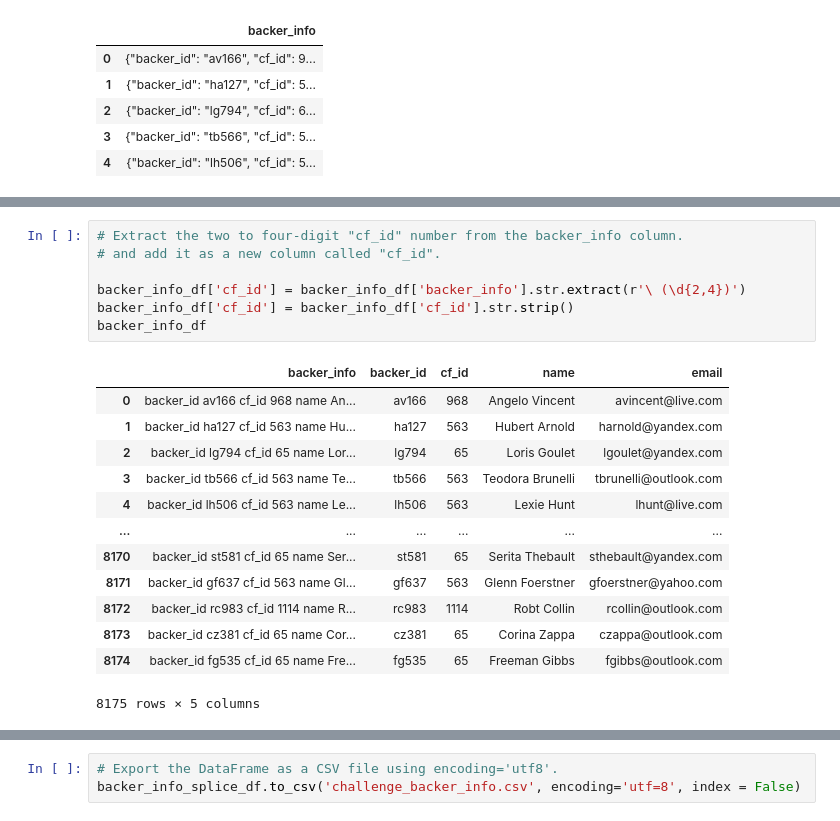
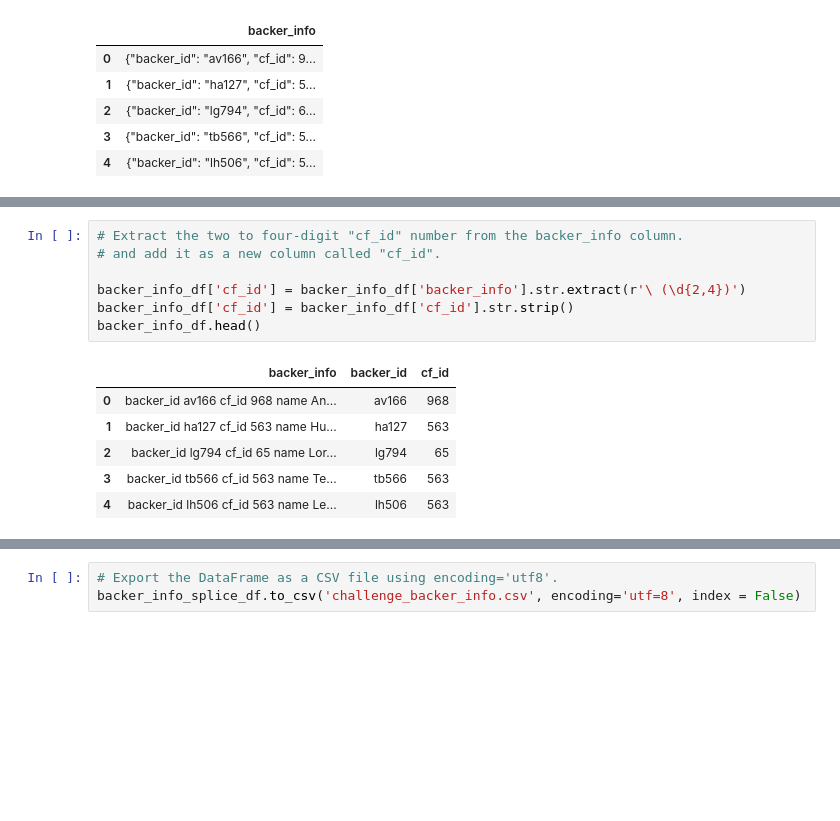
Before and after one commit to jennymvo/Crowdfunding-ETL, a Jupyter notebook: Extract-Transform_final_code.ipynb, the cells around one changed output, grey strips where cells are left out. Saved outputs shown, nothing was run; the diff lists cells and outputs as text; blank space fills up the shorter version.

```diff
--- a/Extract-Transform_final_code.ipynb
+++ b/Extract-Transform_final_code.ipynb
@@ -109,24 +109,17 @@ backer_info_df.head()
 # %%
 # Extract the two to four-digit "cf_id" number from the backer_info column.
 # and add it as a new column called "cf_id".
 
 backer_info_df['cf_id'] = backer_info_df['backer_info'].str.extract(r'\ (\d{2,4})')
 backer_info_df['cf_id'] = backer_info_df['cf_id'].str.strip()
-backer_info_df
+backer_info_df.head()
 # %% [output]
-|  | backer_info | backer_id | cf_id | name | email |
-| 0 | backer_id av166 cf_id 968 name An... | av166 | 968 | Angelo Vincent | avincent@live.com |
-| 1 | backer_id ha127 cf_id 563 name Hu... | ha127 | 563 | Hubert Arnold | harnold@yandex.com |
-| 2 | backer_id lg794 cf_id 65 name Lor... | lg794 | 65 | Loris Goulet | lgoulet@yandex.com |
-| 3 | backer_id tb566 cf_id 563 name Te... | tb566 | 563 | Teodora Brunelli | tbrunelli@outlook.com |
-| 4 | backer_id lh506 cf_id 563 name Le... | lh506 | 563 | Lexie Hunt | lhunt@live.com |
-| ... | ... | ... | ... | ... | ... |
-| 8170 | backer_id st581 cf_id 65 name Ser... | st581 | 65 | Serita Thebault | sthebault@yandex.com |
-| 8171 | backer_id gf637 cf_id 563 name Gl... | gf637 | 563 | Glenn Foerstner | gfoerstner@yahoo.com |
-| 8172 | backer_id rc983 cf_id 1114 name R... | rc983 | 1114 | Robt Collin | rcollin@outlook.com |
-| 8173 | backer_id cz381 cf_id 65 name Cor... | cz381 | 65 | Corina Zappa | czappa@outlook.com |
-| 8174 | backer_id fg535 cf_id 65 name Fre... | fg535 | 65 | Freeman Gibbs | fgibbs@outlook.com |
+|  | backer_info | backer_id | cf_id |
+| 0 | backer_id av166 cf_id 968 name An... | av166 | 968 |
+| 1 | backer_id ha127 cf_id 563 name Hu... | ha127 | 563 |
+| 2 | backer_id lg794 cf_id 65 name Lor... | lg794 | 65 |
+| 3 | backer_id tb566 cf_id 563 name Te... | tb566 | 563 |
+| 4 | backer_id lh506 cf_id 563 name Le... | lh506 | 563 |
-8175 rows × 5 columns
 # %%
 # Extract the name from the backer_info column and add it as a new column called "name".
 backer_info_df['name'] = backer_info_df['backer_info'].str.extract(r'( [^name\s+][A-Za-z]+\s+[A-Za-z]+)')
```
Also changed, not shown: parts of 6 cells of this notebook, 8 other files.
